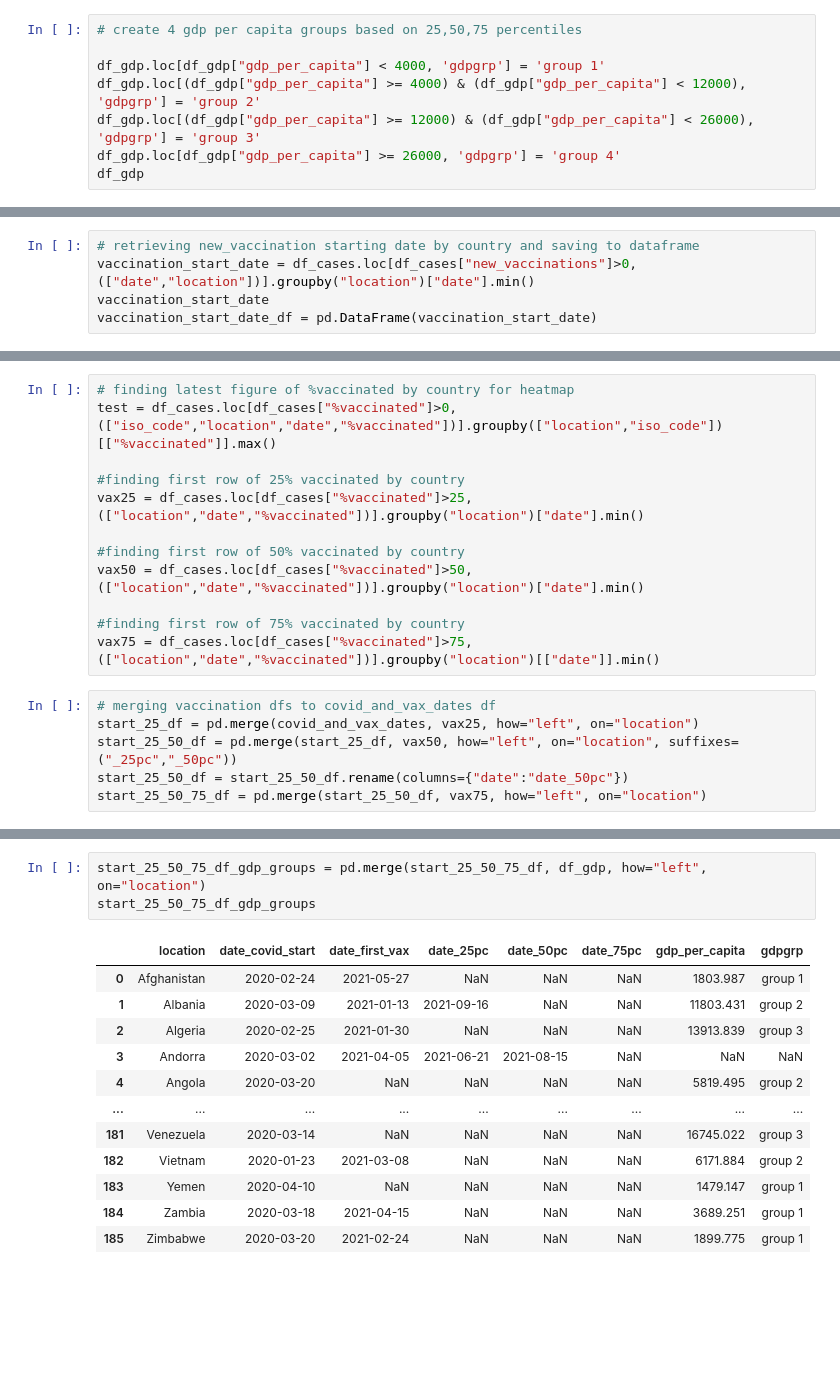
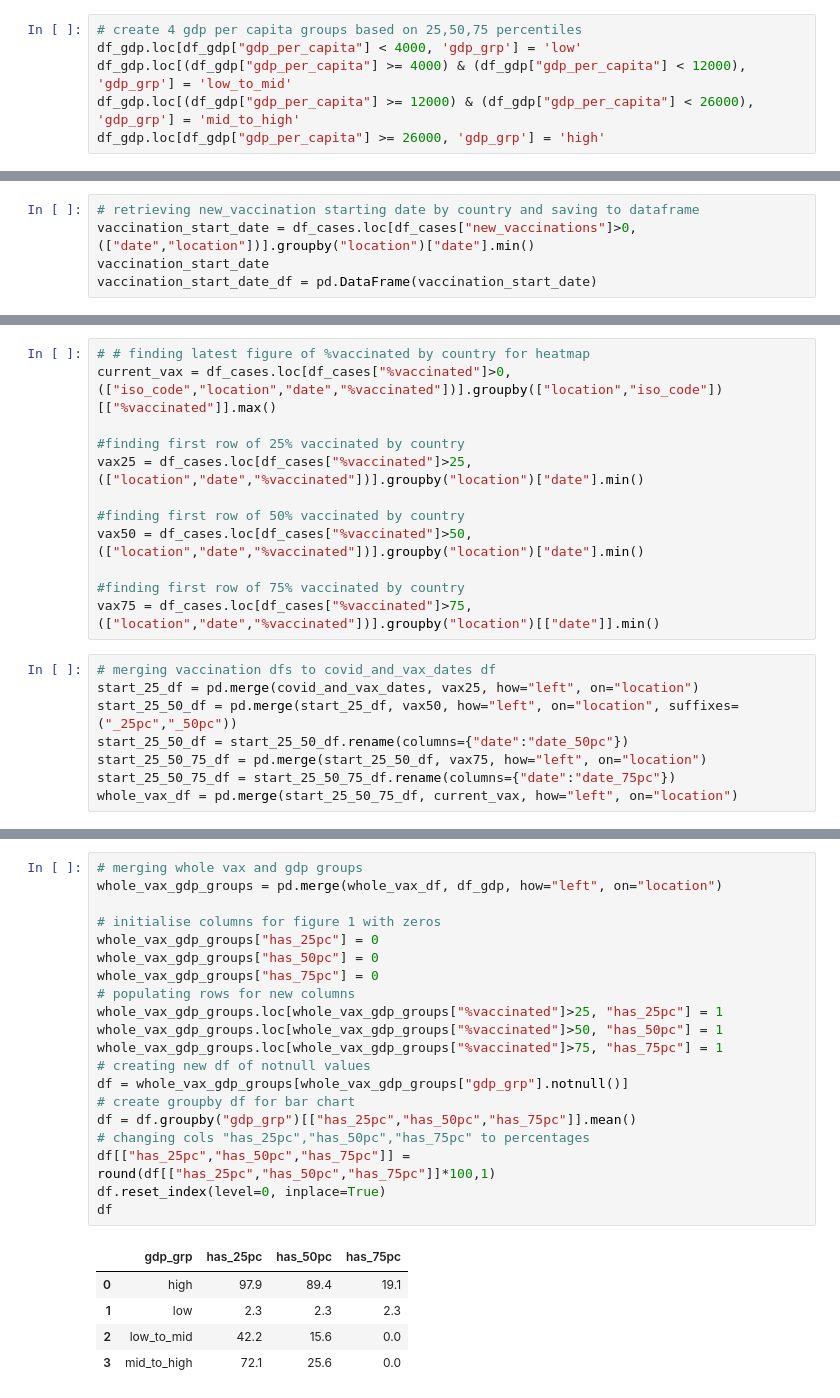
Before and after one commit to Waltontan/Project_Covid, a Jupyter notebook: data_cleaning.ipynb, the cells around one changed output, grey strips where cells are left out. Cells and saved outputs as stored; diff of their text form; blank space fills up the shorter version.

```diff
--- a/data_cleaning.ipynb
+++ b/data_cleaning.ipynb
@@ -35,9 +37,7 @@ min        661.240000
 max     116935.600000
 # %%
 # create 4 gdp per capita groups based on 25,50,75 percentiles
-
-df_gdp.loc[df_gdp["gdp_per_capita"] < 4000, 'gdpgrp'] = 'group 1'
-df_gdp.loc[(df_gdp["gdp_per_capita"] >= 4000) & (df_gdp["gdp_per_capita"] < 12000), 'gdpgrp'] = 'group 2'
-df_gdp.loc[(df_gdp["gdp_per_capita"] >= 12000) & (df_gdp["gdp_per_capita"] < 26000), 'gdpgrp'] = 'group 3'
-df_gdp.loc[df_gdp["gdp_per_capita"] >= 26000, 'gdpgrp'] = 'group 4'
-df_gdp
+df_gdp.loc[df_gdp["gdp_per_capita"] < 4000, 'gdp_grp'] = 'low'
+df_gdp.loc[(df_gdp["gdp_per_capita"] >= 4000) & (df_gdp["gdp_per_capita"] < 12000), 'gdp_grp'] = 'low_to_mid'
+df_gdp.loc[(df_gdp["gdp_per_capita"] >= 12000) & (df_gdp["gdp_per_capita"] < 26000), 'gdp_grp'] = 'mid_to_high'
+df_gdp.loc[df_gdp["gdp_per_capita"] >= 26000, 'gdp_grp'] = 'high'
@@ -105,6 +61,6 @@ df_cases[["location","%vaccinated"]]
 # %%
-# finding latest figure of %vaccinated by country for heatmap
-test = df_cases.loc[df_cases["%vaccinated"]>0,(["iso_code","location","date","%vaccinated"])].groupby(["location","iso_code"])[["%vaccinated"]].max()
+# # finding latest figure of %vaccinated by country for heatmap
+current_vax = df_cases.loc[df_cases["%vaccinated"]>0,(["iso_code","location","date","%vaccinated"])].groupby(["location","iso_code"])[["%vaccinated"]].max()
 
 #finding first row of 25% vaccinated by country
 vax25 = df_cases.loc[df_cases["%vaccinated"]>25,(["location","date","%vaccinated"])].groupby("location")["date"].min()
@@ -120,3 +76,5 @@ start_25_df = pd.merge(covid_and_vax_dates, vax25, how="left", on="location")
 start_25_50_df = pd.merge(start_25_df, vax50, how="left", on="location", suffixes=("_25pc","_50pc"))
 start_25_50_df = start_25_50_df.rename(columns={"date":"date_50pc"})
 start_25_50_75_df = pd.merge(start_25_50_df, vax75, how="left", on="location")
+start_25_50_75_df = start_25_50_75_df.rename(columns={"date":"date_75pc"})
+whole_vax_df = pd.merge(start_25_50_75_df, current_vax, how="left", on="location")
@@ -140,16 +81,26 @@ start_25_50_75_df
 # %%
-start_25_50_75_df_gdp_groups = pd.merge(start_25_50_75_df, df_gdp, how="left", on="location")
-start_25_50_75_df_gdp_groups
+# merging whole vax and gdp groups
+whole_vax_gdp_groups = pd.merge(whole_vax_df, df_gdp, how="left", on="location")
+
+# initialise columns for figure 1 with zeros
+whole_vax_gdp_groups["has_25pc"] = 0
+whole_vax_gdp_groups["has_50pc"] = 0
+whole_vax_gdp_groups["has_75pc"] = 0
+# populating rows for new columns
+whole_vax_gdp_groups.loc[whole_vax_gdp_groups["%vaccinated"]>25, "has_25pc"] = 1
+whole_vax_gdp_groups.loc[whole_vax_gdp_groups["%vaccinated"]>50, "has_50pc"] = 1
+whole_vax_gdp_groups.loc[whole_vax_gdp_groups["%vaccinated"]>75, "has_75pc"] = 1
+# creating new df of notnull values
+df = whole_vax_gdp_groups[whole_vax_gdp_groups["gdp_grp"].notnull()]
+# create groupby df for bar chart
+df = df.groupby("gdp_grp")[["has_25pc","has_50pc","has_75pc"]].mean()
+# changing cols "has_25pc","has_50pc","has_75pc" to percentages
+df[["has_25pc","has_50pc","has_75pc"]] = round(df[["has_25pc","has_50pc","has_75pc"]]*100,1)
+df.reset_index(level=0, inplace=True)
+df
 # %% [output]
-|  | location | date_covid_start | date_first_vax | date_25pc | date_50pc | date_75pc | gdp_per_capita | gdpgrp |
-| 0 | Afghanistan | 2020-02-24 | 2021-05-27 | NaN | NaN | NaN | 1803.987 | group 1 |
-| 1 | Albania | 2020-03-09 | 2021-01-13 | 2021-09-16 | NaN | NaN | 11803.431 | group 2 |
-| 2 | Algeria | 2020-02-25 | 2021-01-30 | NaN | NaN | NaN | 13913.839 | group 3 |
-| 3 | Andorra | 2020-03-02 | 2021-04-05 | 2021-06-21 | 2021-08-15 | NaN | NaN | NaN |
-| 4 | Angola | 2020-03-20 | NaN | NaN | NaN | NaN | 5819.495 | group 2 |
-| ... | ... | ... | ... | ... | ... | ... | ... | ... |
-| 181 | Venezuela | 2020-03-14 | NaN | NaN | NaN | NaN | 16745.022 | group 3 |
-| 182 | Vietnam | 2020-01-23 | 2021-03-08 | NaN | NaN | NaN | 6171.884 | group 2 |
-| 183 | Yemen | 2020-04-10 | NaN | NaN | NaN | NaN | 1479.147 | group 1 |
-| 184 | Zambia | 2020-03-18 | 2021-04-15 | NaN | NaN | NaN | 3689.251 | group 1 |
-| 185 | Zimbabwe | 2020-03-20 | 2021-02-24 | NaN | NaN | NaN | 1899.775 | group 1 |
+|  | gdp_grp | has_25pc | has_50pc | has_75pc |
+| 0 | high | 97.9 | 89.4 | 19.1 |
+| 1 | low | 2.3 | 2.3 | 2.3 |
+| 2 | low_to_mid | 42.2 | 15.6 | 0.0 |
+| 3 | mid_to_high | 72.1 | 25.6 | 0.0 |
```
Also changed, not shown: parts of 15 cells of this notebook.
